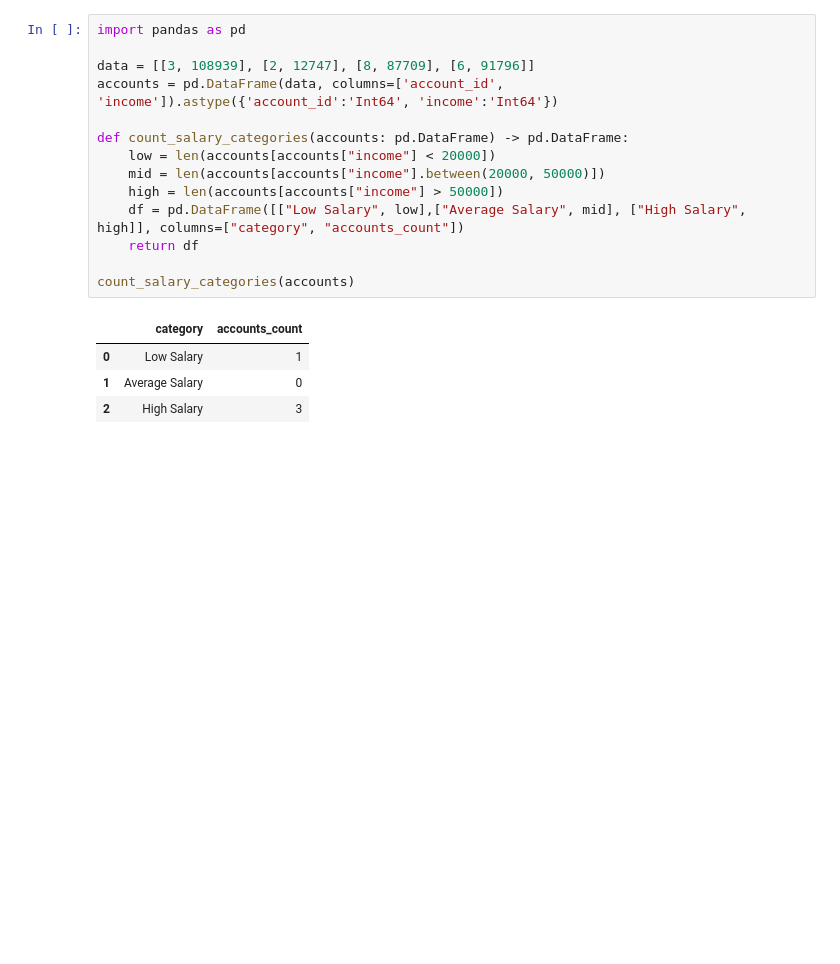
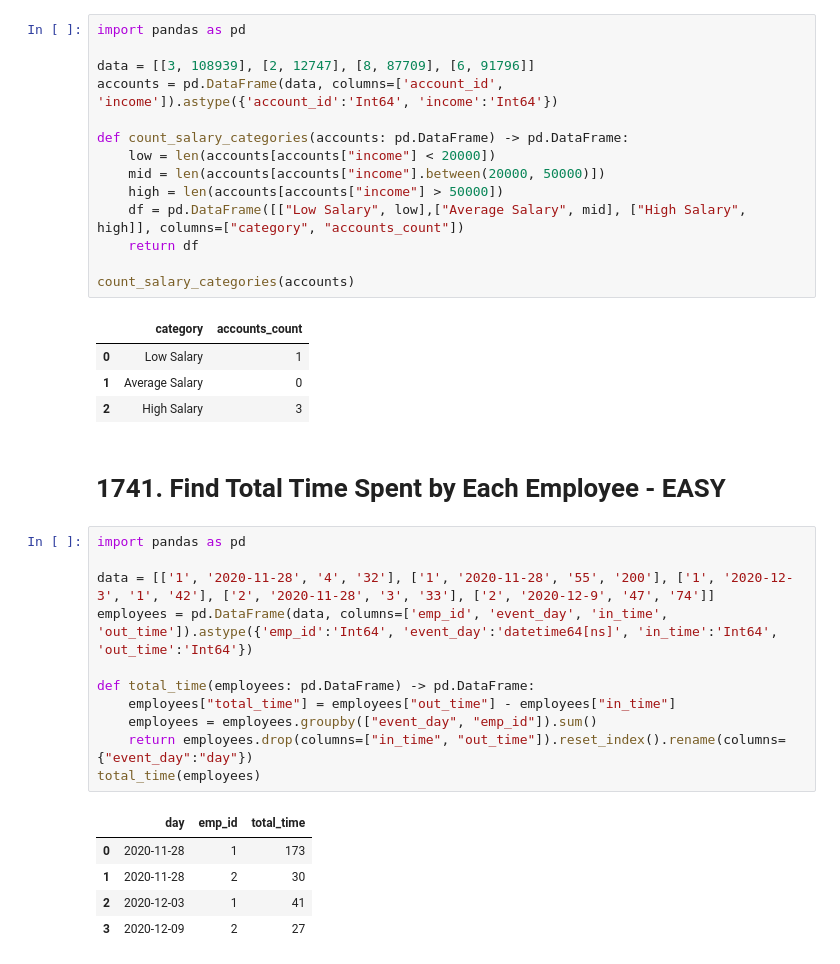
Before and after one commit to d3nnis2001/LeetCode, a Jupyter notebook: 2023/september.ipynb, the cells around one changed output. Drawn from its saved outputs; the diff is of its cells as text; blank space fills up the shorter version.

```diff
--- a/2023/september.ipynb
+++ b/2023/september.ipynb
@@ -240,3 +240,22 @@ count_salary_categories(accounts)
 | 0 | Low Salary | 1 |
 | 1 | Average Salary | 0 |
 | 2 | High Salary | 3 |
+# %% [markdown]
+# 1741. Find Total Time Spent by Each Employee - EASY
+# %%
+import pandas as pd
+
+data = [['1', '2020-11-28', '4', '32'], ['1', '2020-11-28', '55', '200'], ['1', '2020-12-3', '1', '42'], ['2', '2020-11-28', '3', '33'], ['2', '2020-12-9', '47', '74']]
+employees = pd.DataFrame(data, columns=['emp_id', 'event_day', 'in_time', 'out_time']).astype({'emp_id':'Int64', 'event_day':'datetime64[ns]', 'in_time':'Int64', 'out_time':'Int64'})
+
+def total_time(employees: pd.DataFrame) -> pd.DataFrame:
+    employees["total_time"] = employees["out_time"] - employees["in_time"]
+    employees = employees.groupby(["event_day", "emp_id"]).sum()
+    return employees.drop(columns=["in_time", "out_time"]).reset_index().rename(columns={"event_day":"day"})
+total_time(employees)
+# %% [output]
+|  | day | emp_id | total_time |
+| 0 | 2020-11-28 | 1 | 173 |
+| 1 | 2020-11-28 | 2 | 30 |
+| 2 | 2020-12-03 | 1 | 41 |
+| 3 | 2020-12-09 | 2 | 27 |
```
Also changed, not shown: parts of 16 cells of this notebook.
